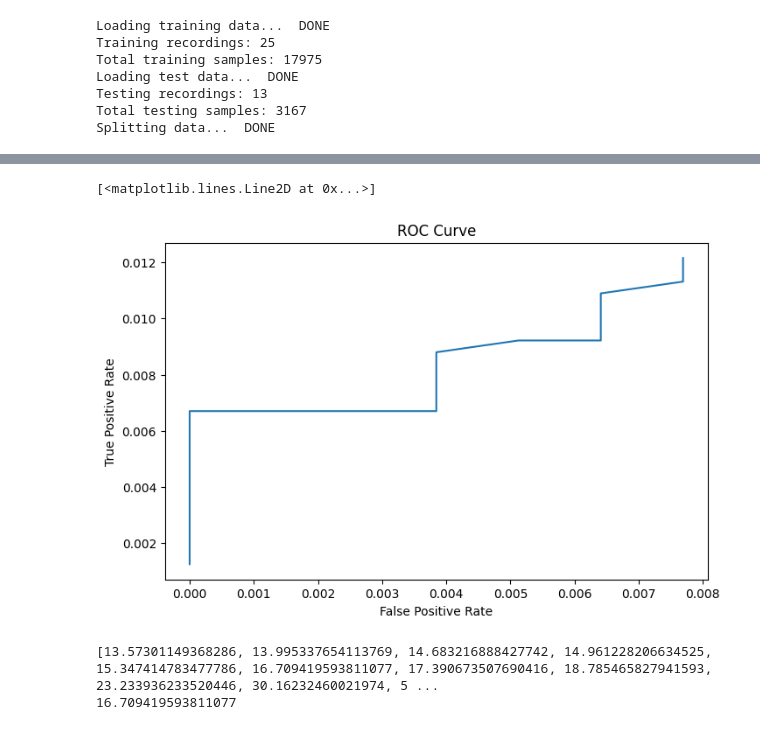
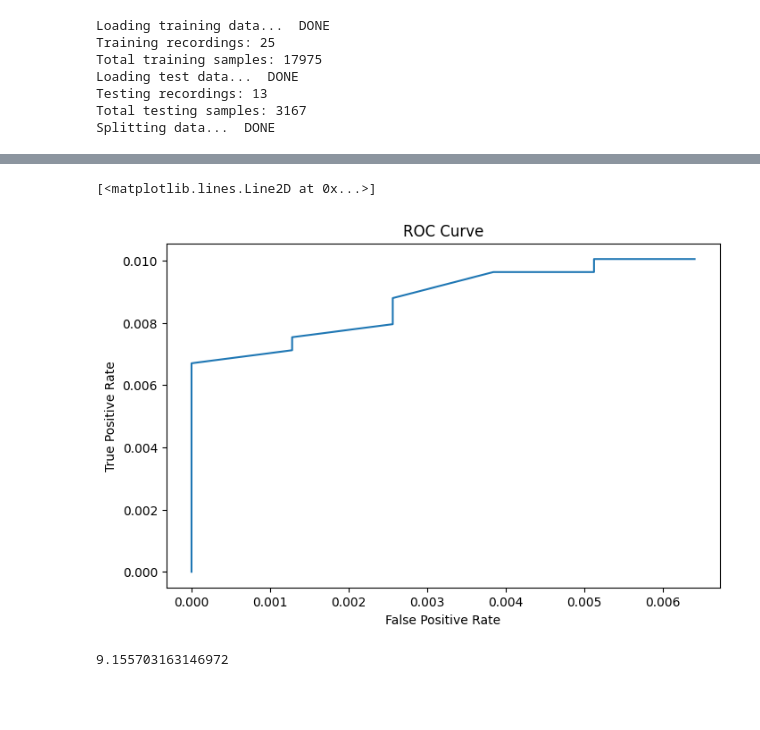
Before and after one commit to UniversityProjectsAtUnisa/epilepsy-prediction_thesis, a Jupyter notebook: scripts/torch/threshold_analysis.ipynb, the cells around one changed output, grey strips where cells are left out. Drawn from its saved outputs; the diff is of its cells as text; code cells hidden in the pictures; blank space fills up the shorter version.

```diff
--- a/scripts/torch/threshold_analysis.ipynb
+++ b/scripts/torch/threshold_analysis.ipynb
@@ -58,27 +59,28 @@ Text(0.5, 1.0, 'Test Preictal Losses')
 # %%
-x = np.arange(10,20,0.1)
+x = np.arange(98,100.1,0.1)
+x = np.percentile(val_losses, x)
 fp = np.array([np.count_nonzero(test_normal_losses > th)/len(test_normal_losses) for th in x])
 tp = np.array([np.count_nonzero(test_preictal_losses > th)/len(test_preictal_losses) for th in x])
 fn = 1 - tp
 tn = 1 - fp
 tpr = tp/(tp+fn)
 fpr = fp/(fp+tn)
 
 fig, ax = plt.subplots(figsize=(8, 5))
 ax.set_title("ROC Curve")
 ax.set_xlabel("False Positive Rate")
 ax.set_ylabel("True Positive Rate")
 ax.plot(fpr, tpr)
 # %% [output]
 [<matplotlib.lines.Line2D at 0x...>]
-[figure, old version]
+[figure, new version]
 # %%
-print([np.percentile(val_losses, x/10) for x in range(990, 1001, 1)])
-print(np.percentile(val_losses, 99.5))
-model.threshold.threshold = np.percentile(val_losses, 90)
+# print([np.percentile(val_losses, x/10) for x in range(990, 1001, 1)])
+perc = 90
+print(np.percentile(val_losses, perc))
+model.threshold.threshold = np.percentile(val_losses, perc)
 # print("otsu:", threshold_otsu(val_losses))
 # model.threshold.threshold = threshold_otsu(val_losses)
 model.save(dirpath)
 # %% [output]
-[13.57301149368286, 13.995337654113769, 14.683216888427742, 14.961228206634525, 15.347414783477786, 16.709419593811077, 17.390673507690416, 18.785465827941593, 23.233936233520446, 30.16232460021974, 5 ...
-16.709419593811077
+9.155703163146972
```
Also changed, not shown: parts of 3 cells of this notebook.
